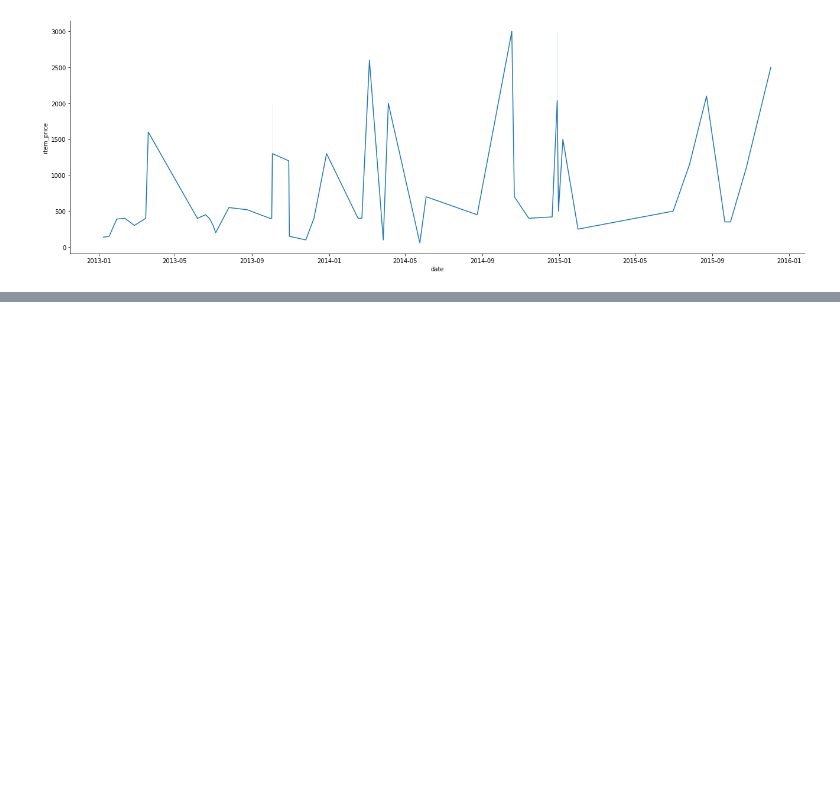
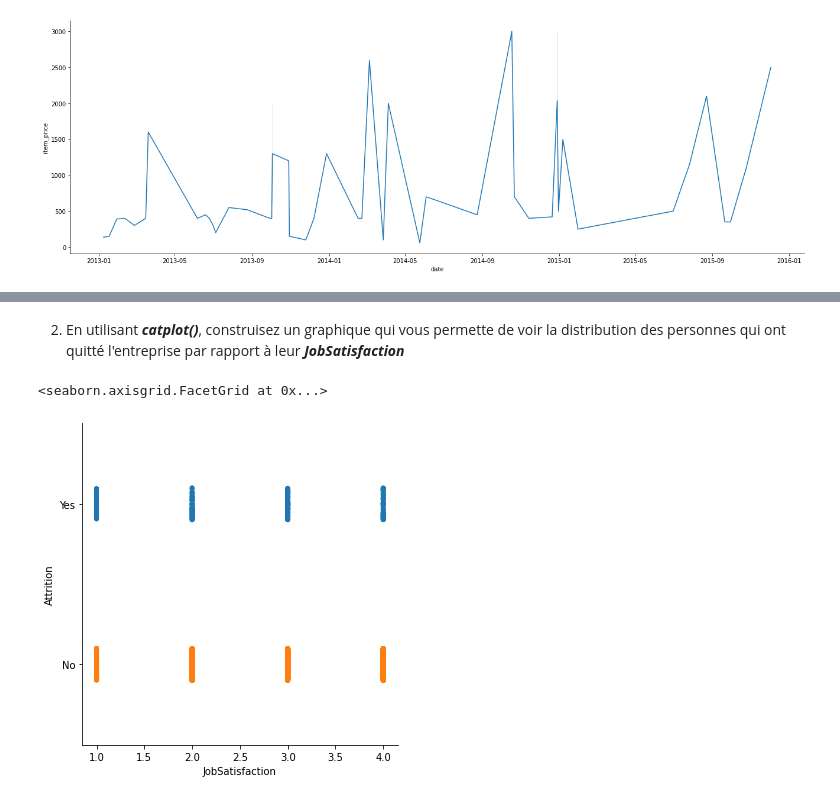
Before and after one commit to AureohDev/Tech_Lead_Exos, a Jupyter notebook: Algo/Exos/DataVisualisation.ipynb, the cells around one changed output, grey strips where cells are left out. Saved outputs shown, nothing was run; the diff lists cells and outputs as text; code cells hidden in the pictures; blank space fills up the shorter version.

```diff
--- a/Algo/Exos/DataVisualisation.ipynb
+++ b/Algo/Exos/DataVisualisation.ipynb
@@ -178,0 +181,13 @@ sns.relplot(x = "date", y = "item_price", data = data_sp.sample(50), height= 6,
+# %%
+import numpy as np
+import pandas as pd
+import seaborn as sns
+import matplotlib.pyplot as plt
+%matplotlib inline
+
+from google.colab import drive
+drive.mount('/content/gdrive')
+root_path = 'gdrive/My Drive/Colab Notebooks/Sources/'
+data_ibm = pd.read_csv(root_path+'IBM_HR_ATTRITION.csv', sep = ',')
+
+data_ibm.head()
@@ -178,0 +202,7 @@ sns.relplot(x = "date", y = "item_price", data = data_sp.sample(50), height= 6,
+# %% [markdown]
+2. En utilisant ***catplot()***, construisez un graphique qui vous permette de voir la distribution des personnes qui ont quitté l'entreprise par rapport à leur ***JobSatisfaction***
+# %%
+sns.catplot(x="JobSatisfaction", y="Attrition", data=data_ibm)
+# %% [output]
+<seaborn.axisgrid.FacetGrid at 0x...>
+[figure, added]
```
Also changed, not shown: parts of 43 cells of this notebook.
